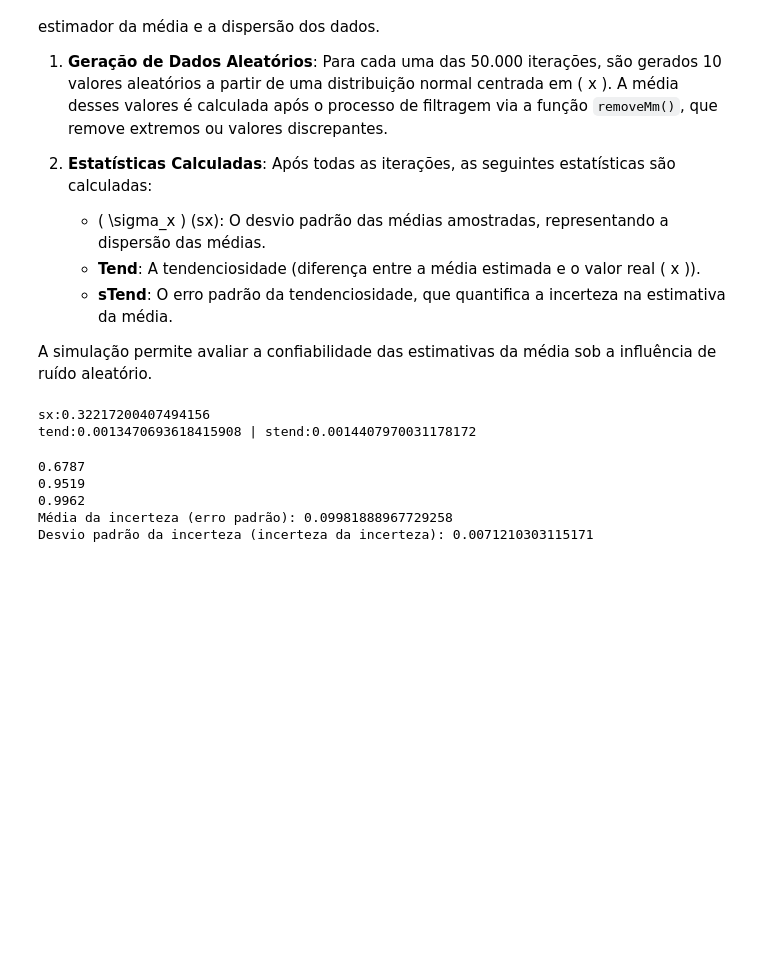
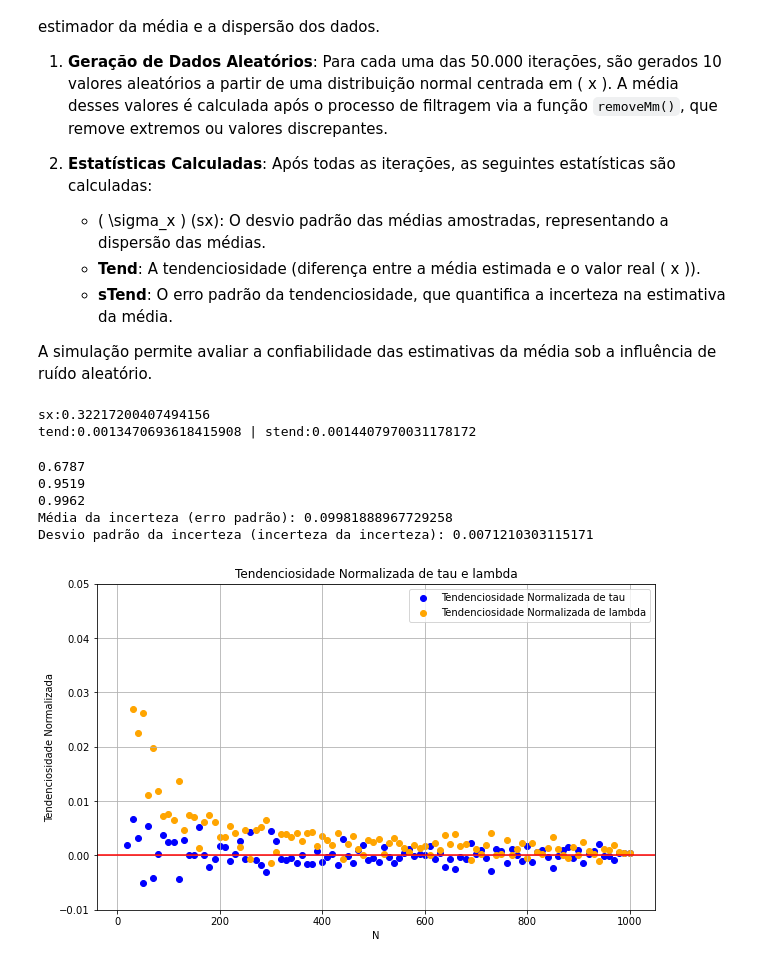
Before and after one commit to Celso-RQ-Valle/Physical-simulations, a Jupyter notebook: Git Monte Carlo.ipynb, the cells around one changed output. Saved outputs shown, nothing was run; the diff lists cells and outputs as text; code cells hidden in the pictures; blank space fills up the shorter version.

```diff
--- a/Git Monte Carlo.ipynb
+++ b/Git Monte Carlo.ipynb
@@ -140,3 +140,101 @@ print(f'incerteza da média: {desvio_incerteza}')
 0.9962
 Média da incerteza (erro padrão): 0.09981888967729258
 Desvio padrão da incerteza (incerteza da incerteza): 0.0071210303115171
+# %%
+def meia_vida(N, tau_verdadeiro):
+    tempos_de_vida = np.random.exponential(tau_verdadeiro, N)
+    return tempos_de_vida
+
+def tau_estimado(tempos_de_vida):
+    tau_estimado = np.mean(tempos_de_vida)
+    return tau_estimado
+
+def lambda_estimado(tempos_de_vida):
+    lambda_estimado = 1 / np.mean(tempos_de_vida)
+    return lambda_estimado
+
+def main():
+    tau_verdadeiro = 1.0  # Valor verdadeiro de tau
+    lambda_verdadeiro = 1 / tau_verdadeiro  # Valor verdadeiro de lambda
+    N_simulacoes = 1000  # Número de simulações
+    valores_N = np.arange(10, 1001, 10)  # Diferentes tamanhos de amostra, de 10 a 1000 com passo de 10
+
+    vieses_tau = []
+    vieses_lambda = []
+    variancias_tau = []
+    variancias_lambda = []
+
+    for N in valores_N:
+        estimativas_tau = []
+        estimativas_lambda = []
+
+        for _ in range(N_simulacoes):
+            tempos_de_vida = meia_vida(N, tau_verdadeiro)
+            estimativas_tau.append(tau_estimado(tempos_de_vida))
+            estimativas_lambda.append(lambda_estimado(tempos_de_vida))
+
+        estimativas_tau = np.array(estimativas_tau)
+        estimativas_lambda = np.array(estimativas_lambda)
+
+        media_estimativa_tau = np.mean(estimativas_tau)
+        media_estimativa_lambda = np.mean(estimativas_lambda)
+
+        vies_tau = (media_estimativa_tau - tau_verdadeiro) / tau_verdadeiro
+        vies_lambda = (media_estimativa_lambda - lambda_verdadeiro) / lambda_verdadeiro
+
+        vieses_tau.append(vies_tau)
+        vieses_lambda.append(vies_lambda)
+
+        # Calculando a variância das estimativas
+        variancia_tau = np.var(estimativas_tau, ddof=1)
+        variancia_lambda = np.var(estimativas_lambda, ddof=1)
+
+        variancias_tau.append(variancia_tau)
+        variancias_lambda.append(variancia_lambda)
+
+    # Plotar os gráficos de dispersão
+    plt.figure(figsize=(10, 6))
+
+    # Gráfico 1: Tendenciosidade Normalizada
+    plt.scatter(valores_N, vieses_tau, color='blue', label='Tendenciosidade Normalizada de tau')
+    plt.scatter(valores_N, vieses_lambda, color='orange', label='Tendenciosidade Normalizada de lambda')
+    plt.axhline(0, color='red')
+    plt.ylim(-0.01, 0.05)
+    plt.xlabel('N')
+    plt.ylabel('Tendenciosidade Normalizada')
+    plt.title('Tendenciosidade Normalizada de tau e lambda')
+    plt.grid(True)
+    plt.legend()
+    plt.show()
+
+    # Gráfico 2: Variância de tau (simulada e teórica)
+    plt.figure(figsize=(12, 6))
+    plt.subplot(1, 2, 1)
+    variancias_teoricas_tau = tau_verdadeiro**2 / valores_N
+    plt.scatter(valores_N, variancias_tau, color='blue', label='Variância Simulada de tau')
+    plt.plot(valores_N, variancias_teoricas_tau, color='red', linestyle='--', label='Variância Teórica de tau')
+    plt.xlim(0,200)
+    plt.xlabel('N')
+    plt.ylabel('Variância')
+    plt.title('Variância de tau Simulada e Teórica')
+    plt.grid(True)
+    plt.legend()
+
+    # Gráfico 3: Variância de lambda (simulada e teórica)
+    plt.subplot(1, 2, 2)
+    variancias_teoricas_lambda = lambda_verdadeiro**2 / valores_N
+    plt.scatter(valores_N, variancias_lambda, color='orange', label='Variância Simulada de lambda')
+    plt.plot(valores_N, variancias_teoricas_lambda, color='red', linestyle='--', label='Variância Teórica de lambda')
+    plt.xlim(0,200)
+    plt.xlabel('N')
+    plt.ylabel('Variância')
+    plt.title('Variância de lambda Simulada e Teórica')
+    plt.grid(True)
+    plt.legend()
+
+    plt.tight_layout()
+    plt.show()
+
+main()
+# %% [output]
+[figure, added]
```
Also changed, not shown: parts of 1 cell of this notebook.
